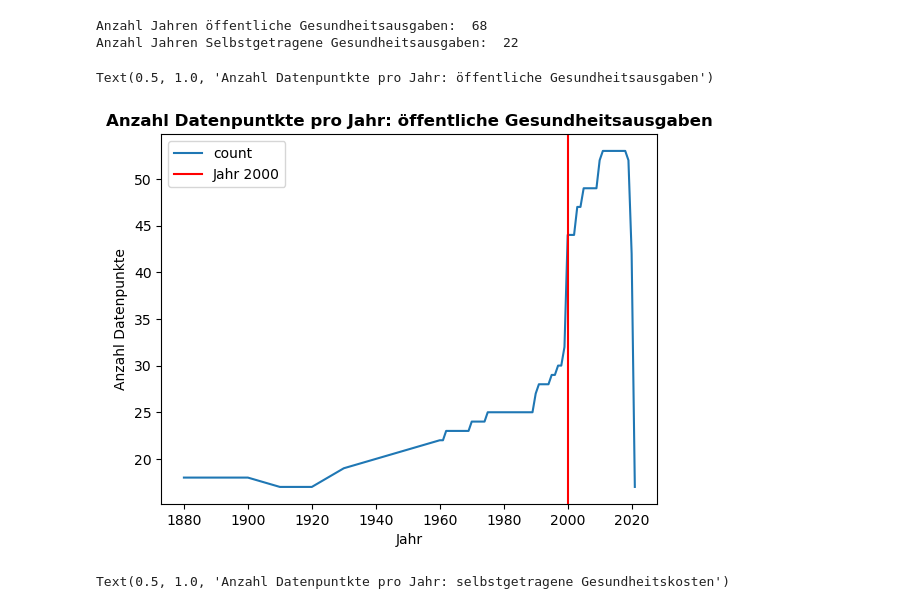
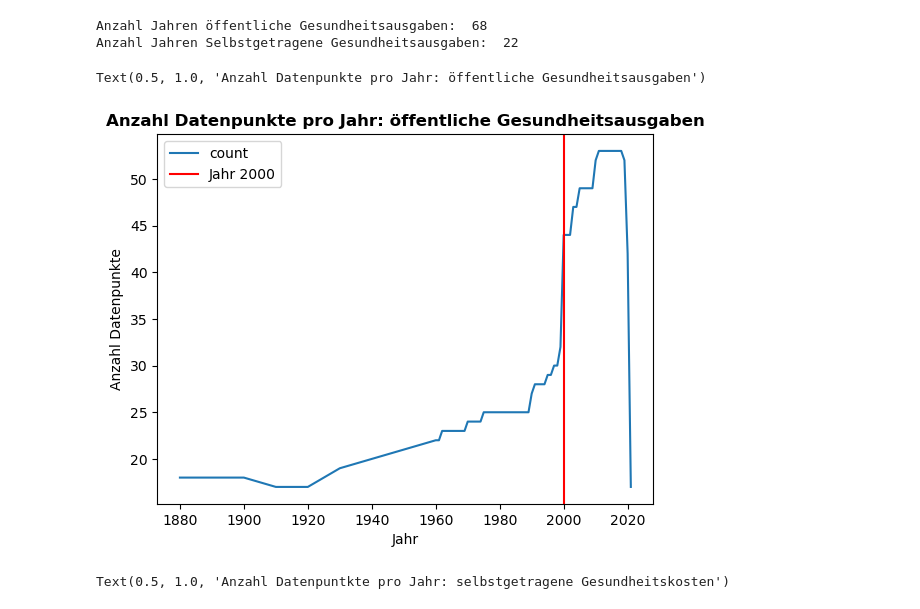
Before and after one commit to cossllea/BMLD1-LN2-Python, a Jupyter notebook: Grundgerüst_Leistungsnachweis.ipynb, the cells around one changed output. Saved outputs shown, nothing was run; the diff lists cells and outputs as text; code cells hidden in the pictures.

```diff
--- a/Grundgerüst_Leistungsnachweis.ipynb
+++ b/Grundgerüst_Leistungsnachweis.ipynb
@@ -207,3 +207,7 @@ Countries with missing category codes:
 4047    NaN
 4048    NaN
 Name: Code2, Length: 273, dtype: object
+# %%
+#Codes werden entfernt da nicht relevant für die Fragestellung
+df1.drop("Code1", axis=1, inplace=True)
+df1.head()
@@ -223,11 +245,11 @@ Anzahl Jahren Selbstgetragene Gesundheitsausgaben:  22
 # %%
 g = df1['Jahr'].value_counts().sort_index().plot(ylabel='Anzahl Datenpunkte', title='Anzahl Datenpunkte pro Jahr: öffentliche Gesundheitsausgaben')
 g.axvline(x=2000, color='red', label='Jahr 2000')
 g.legend()
-plt.title('Anzahl Datenpuntkte pro Jahr: öffentliche Gesundheitsausgaben', fontweight='bold')
+plt.title('Anzahl Datenpunkte pro Jahr: öffentliche Gesundheitsausgaben', fontweight='bold')
 # %% [output]
-Text(0.5, 1.0, 'Anzahl Datenpuntkte pro Jahr: öffentliche Gesundheitsausgaben')
+Text(0.5, 1.0, 'Anzahl Datenpunkte pro Jahr: öffentliche Gesundheitsausgaben')
-[figure, old version]
+[figure, new version]
 # %%
 g = df2['Jahr'].value_counts().sort_index().plot(ylabel='Anzahl Datenpunkte', title='Anzahl Datenpuntkte pro Jahr: öffentliche Gesundheitsausgaben')
 g.axvline(x=2000, color='red', label='Jahr 2000')
```
Also changed, not shown: parts of 7 cells of this notebook, 2 other files.
